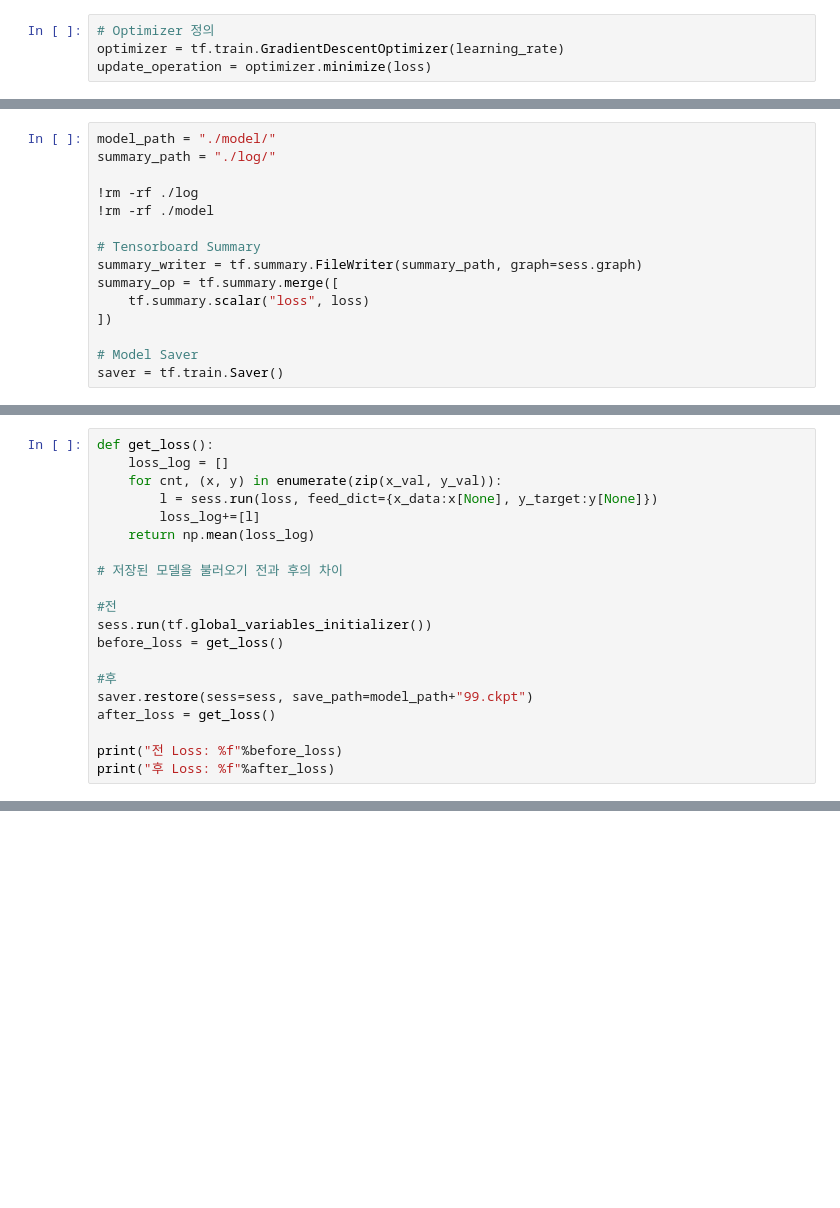
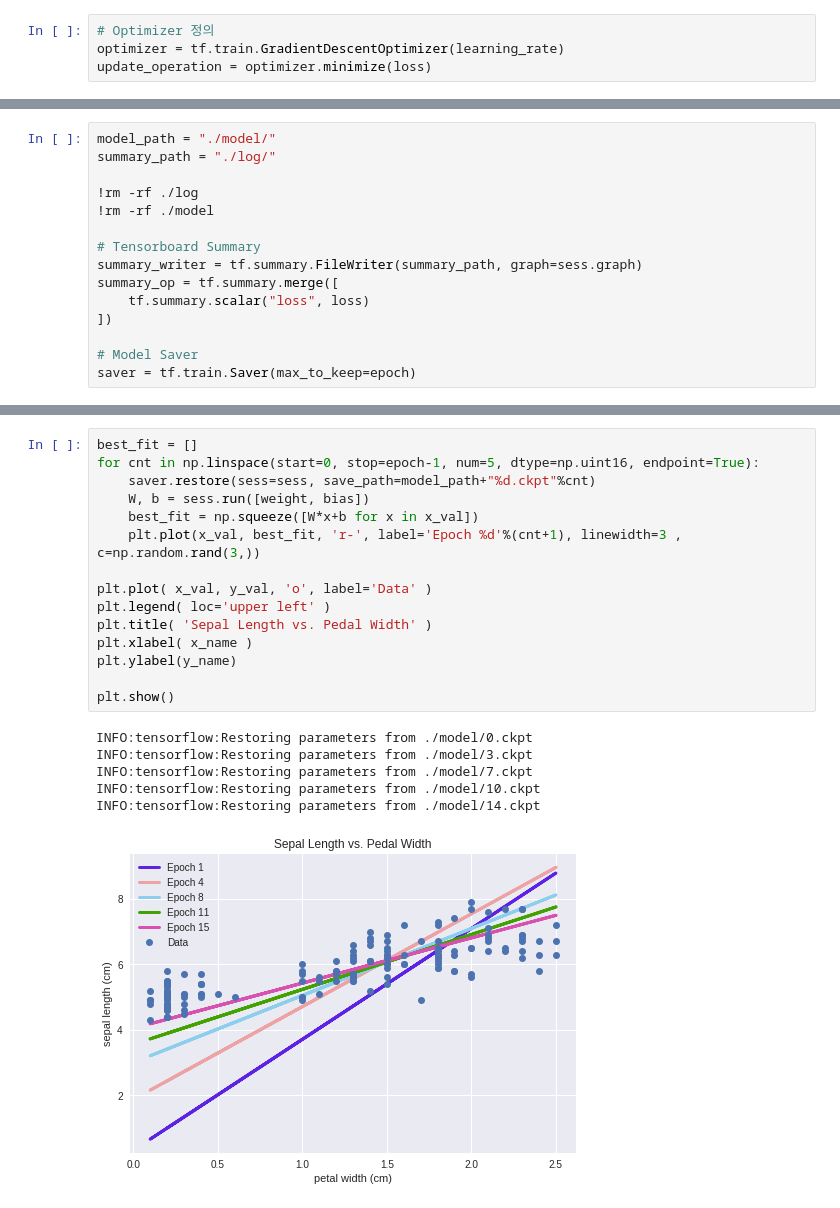
Before and after one commit to ku-milab/Neuroimage-Analysis-Tutorial, a Jupyter notebook: 1. 텐서플로우 기초 강의 및 실습/Tensorflow Basics.ipynb, the cells around one changed output, grey strips where cells are left out. Cells and saved outputs as stored; diff of their text form; blank space fills up the shorter version.

```diff
--- a/1. 텐서플로우 기초 강의 및 실습/Tensorflow Basics.ipynb
+++ b/1. 텐서플로우 기초 강의 및 실습/Tensorflow Basics.ipynb
@@ -124,7 +138,7 @@ summary_op = tf.summary.merge([
 ])
 
 # Model Saver
-saver = tf.train.Saver()
+saver = tf.train.Saver(max_to_keep=epoch)
 # %%
 # 모델 다시 초기화
 sess.run(tf.global_variables_initializer())
@@ -163,20 +168,0 @@ Checkpoint saved in ./model/90.ckpt
-# %%
-def get_loss():
-    loss_log = []
-    for cnt, (x, y) in enumerate(zip(x_val, y_val)):
-        l = sess.run(loss, feed_dict={x_data:x[None], y_target:y[None]})
-        loss_log+=[l]
-    return np.mean(loss_log)
-
-# 저장된 모델을 불러오기 전과 후의 차이
-
-#전
-sess.run(tf.global_variables_initializer())
-before_loss = get_loss()
-
-#후
-saver.restore(sess=sess, save_path=model_path+"99.ckpt")
-after_loss = get_loss()
-
-print("전 Loss: %f"%before_loss)
-print("후 Loss: %f"%after_loss)
@@ -187,3 +169,25 @@ INFO:tensorflow:Restoring parameters from ./model/99.ckpt
+# %%
+best_fit = []
+for cnt in np.linspace(start=0, stop=epoch-1, num=5, dtype=np.uint16, endpoint=True):
+    saver.restore(sess=sess, save_path=model_path+"%d.ckpt"%cnt)
+    W, b = sess.run([weight, bias])
+    best_fit = np.squeeze([W*x+b for x in x_val])
+    plt.plot(x_val, best_fit, 'r-', label='Epoch %d'%(cnt+1), linewidth=3 , c=np.random.rand(3,))
+
+plt.plot( x_val, y_val, 'o', label='Data' )
+plt.legend( loc='upper left' )
+plt.title( 'Sepal Length vs. Pedal Width' )
+plt.xlabel( x_name )
+plt.ylabel(y_name)
+
+plt.show()
+# %% [output]
+INFO:tensorflow:Restoring parameters from ./model/0.ckpt
+INFO:tensorflow:Restoring parameters from ./model/3.ckpt
+INFO:tensorflow:Restoring parameters from ./model/7.ckpt
+INFO:tensorflow:Restoring parameters from ./model/10.ckpt
+INFO:tensorflow:Restoring parameters from ./model/14.ckpt
+[figure, added]
 # %%
 # Tensorboard 데모
 !wget -nc https://raw.githubusercontent.com/mixuala/colab_utils/master/tboard.py
```
Also changed, not shown: parts of 15 cells of this notebook, 5 other files.
